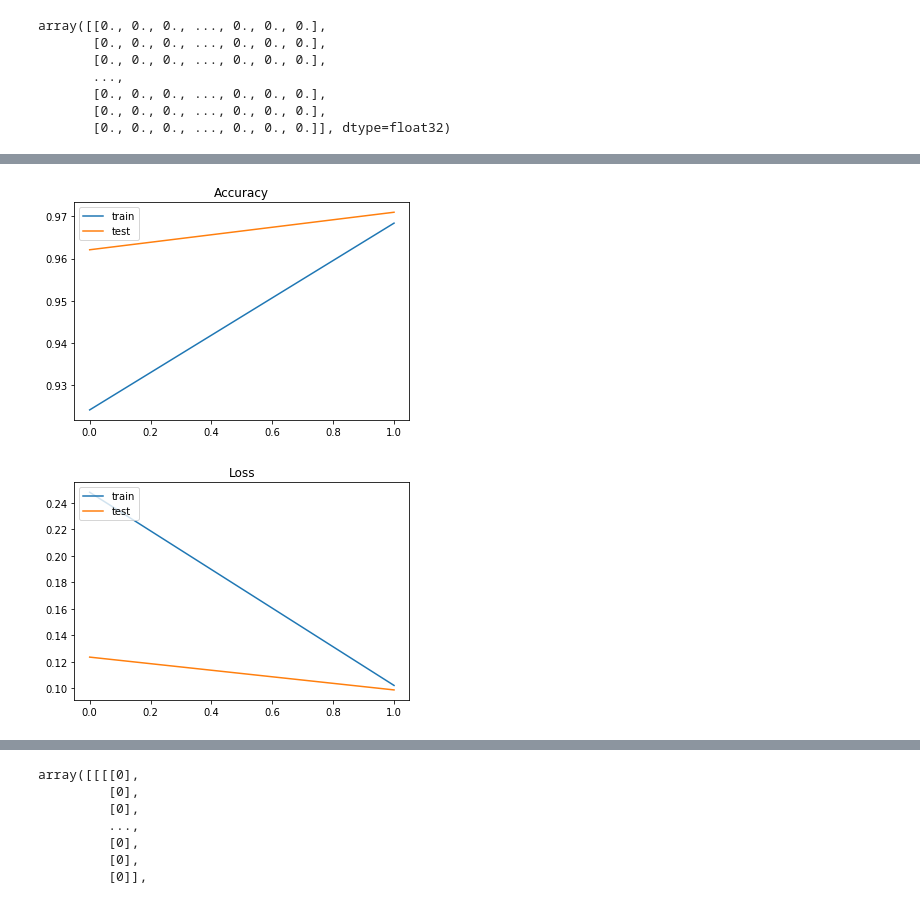
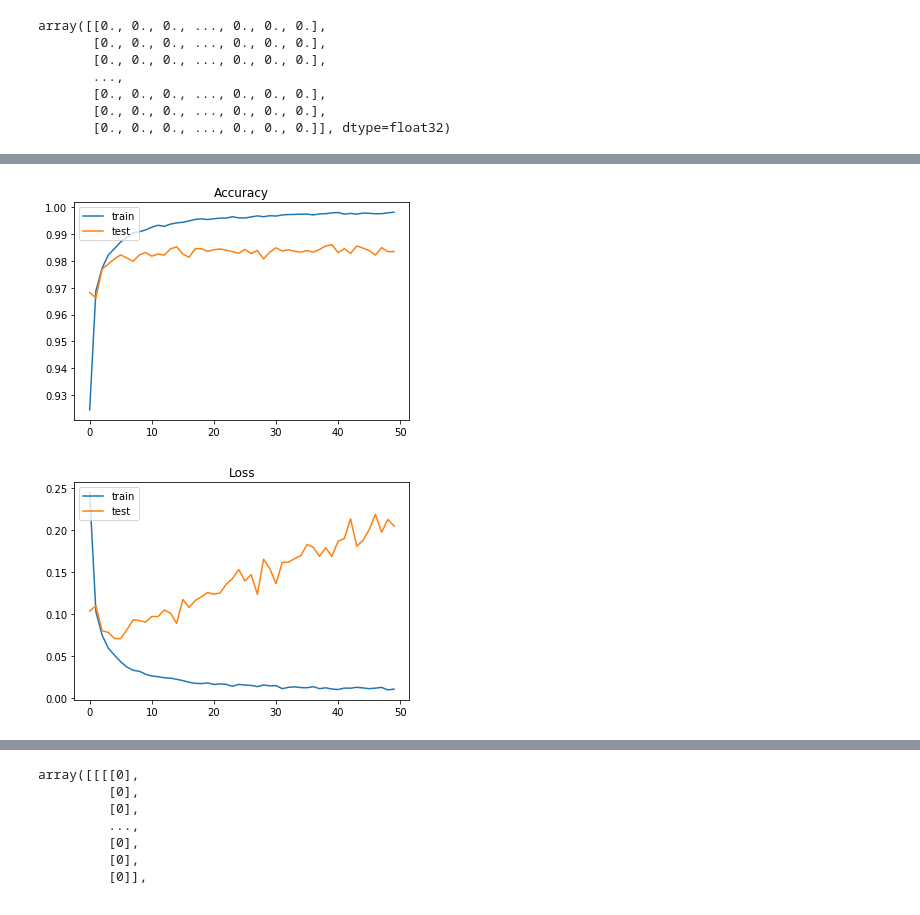
Before and after one commit to kujirahand/book-mlearn-gyomu, a Jupyter notebook: src/ch5/digits/MNIST.ipynb, the cells around one changed output, grey strips where cells are left out. Saved outputs shown, nothing was run; the diff lists cells and outputs as text; code cells hidden in the pictures.

```diff
--- a/src/ch5/digits/MNIST.ipynb
+++ b/src/ch5/digits/MNIST.ipynb
@@ -136,8 +136,7 @@ model.compile(
 # 学習を実行 --- (*4)
 hist = model.fit(X_train, y_train,
           batch_size=128,
-          epochs=2,
-          # epochs=50,
+          epochs=50,
           verbose=1,
           validation_data=(X_test, y_test))
 
@@ -170,5 +179,5 @@ Epoch 2/2
-[figure, old version]
+[figure, new version]
-[figure, old version]
+[figure, new version]
 # %%
 # CNNでMNISTの分類問題に挑戦
 import keras
```
Also changed, not shown: parts of 2 cells of this notebook, 3 other files.
